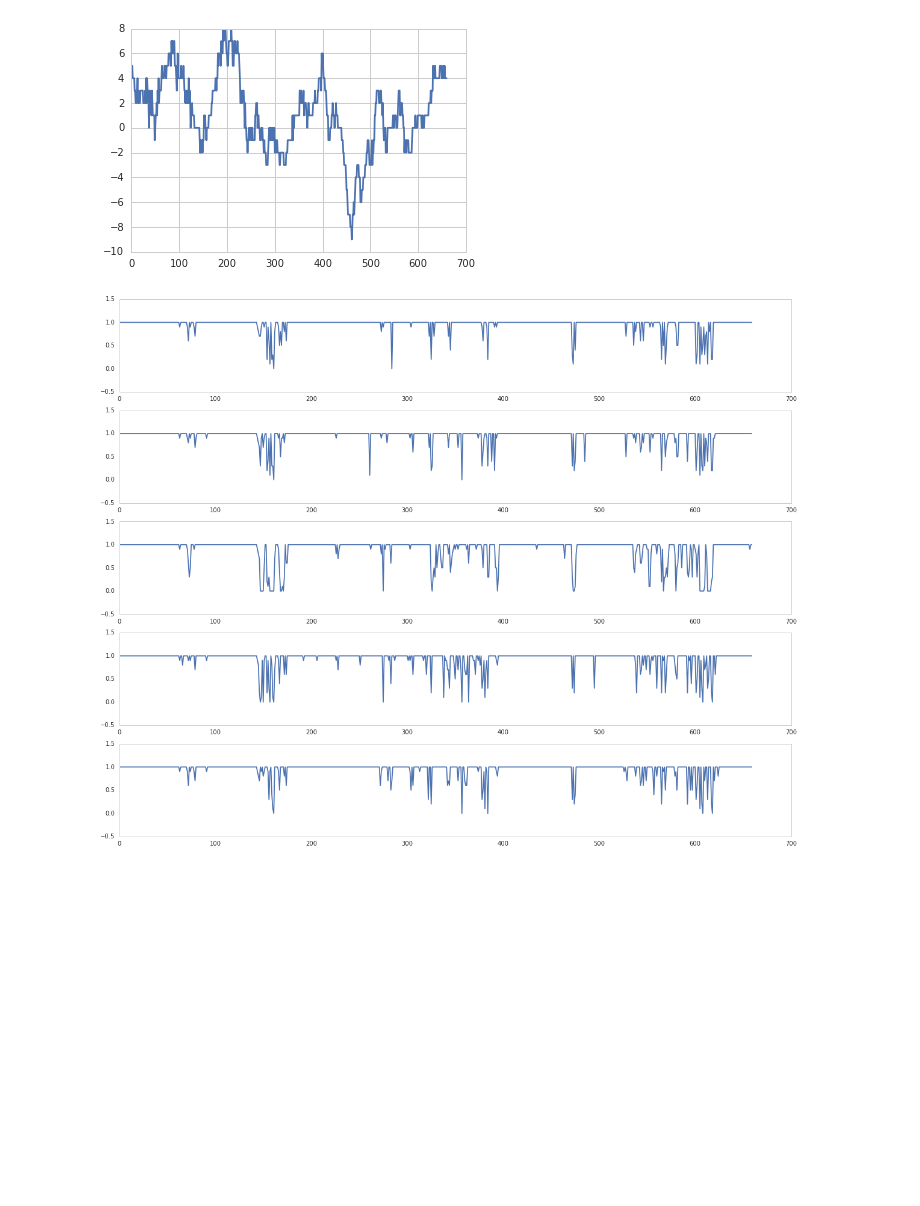
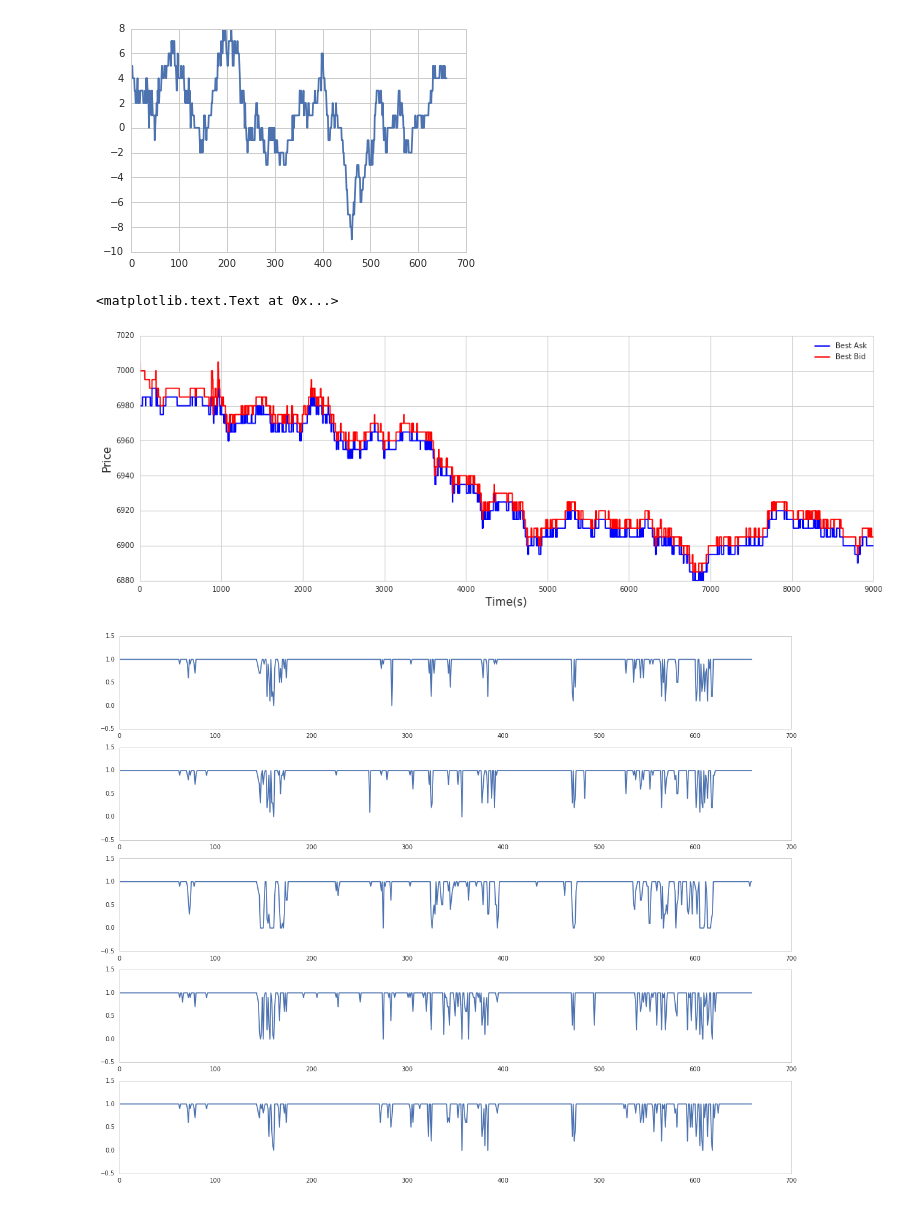
Before and after one commit to rorysroes/SGX-Full-OrderBook-Tick-Data-Trading-Strategy, a Jupyter notebook: Model_Selection.ipynb, the cells around one changed output. Drawn from its saved outputs; the diff is of its cells as text; code cells hidden in the pictures; blank space fills up the shorter version.

```diff
--- a/Model_Selection.ipynb
+++ b/Model_Selection.ipynb
@@ -436,6 +438,29 @@ plot(0.2*(data_2014[0]['67'][1800:9000-600][9::10].values - data_2014[0]['67'][1
 # %% [output]
 [<matplotlib.lines.Line2D at 0x...>]
 [figure]
+# %%
+sns.set_style("whitegrid")
+plt.figure(figsize = (18,6))
+color_ = ['r','orange','y','g','b']
+for index,key in enumerate(pip.keys):
+    plot(np.array(pip.cv_acc_day[key])[0][0:250],'-o',label = key,color = color_[index],lw = 1,markersize = 5)
+#plot(best_cv_score,'-v',label = 'Best cv 5 folds score',color = 'violet',lw = 1,markersize = 6)
+plt.legend(loc=0)
+plt.xlabel('Rolling Window Numbers',size = 15)
+plt.ylabel('CV Mean Accuracy',size = 15)
+plt.ylim(0.55,1)
+# %%
+sns.set_style("whitegrid")
+plt.figure(figsize = (18,6))
+color_ = ['r','b']
+plot(data_2014[1]['66'],label = 'Best Ask',color = color_[1])
+plot(data_2014[1]['67'],label = 'Best Bid',color = color_[0])
+plt.legend(loc=0)
+plt.xlabel('Time(s)',size = 15)
+plt.ylabel('Price',size = 15)
+# %% [output]
+<matplotlib.text.Text at 0x...>
+[figure, added]
 # %%
 plt.figure(figsize = (20,16))
 for i in range(0,5,1):
```
Also changed, not shown: parts of 1 cell of this notebook.
